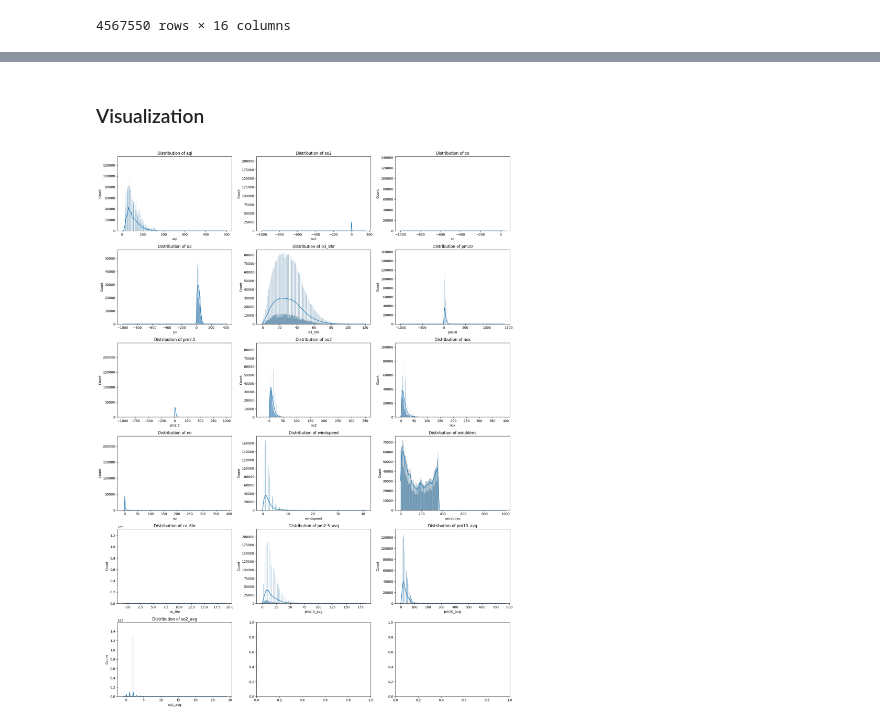
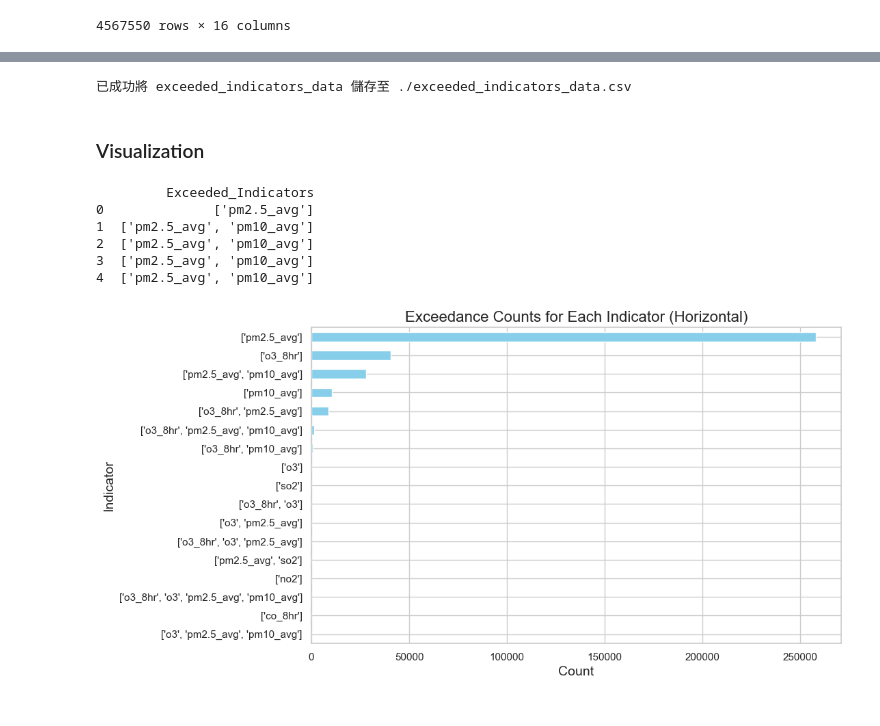
Before and after one commit to George930502/Forecasting-Air-Quality-Index-Levels-in-Taiwan, a Jupyter notebook: preprocess.ipynb, the cells around one changed output, grey strips where cells are left out. Drawn from its saved outputs; the diff is of its cells as text; code cells hidden in the pictures.

```diff
--- a/preprocess.ipynb
+++ b/preprocess.ipynb
@@ -146,21 +333,51 @@ preprocess_data_cleaned
+# %%
+# 指定輸出檔案路徑
+output_file_path = './exceeded_indicators_data.csv'
+
+# 將 DataFrame 儲存為 CSV
+exceeded_indicators_data.to_csv(output_file_path, index=False)
+
+print(f"已成功將 exceeded_indicators_data 儲存至 {output_file_path}")
+# %% [output]
+已成功將 exceeded_indicators_data 儲存至 ./exceeded_indicators_data.csv
 # %% [markdown]
 ### Visualization
-# %%
-import seaborn as sns
-import matplotlib.pyplot as plt
-import math
-
-num_columns = preprocess_data.shape[1]
-cols = 3
-num_rows = math.ceil(num_columns / cols)
-fig, axes = plt.subplots(num_rows, cols, figsize=(cols * 6, num_rows * 4))
-axes = axes.flatten()
-
-for i, column in enumerate(preprocess_data.columns):
-    sns.histplot(preprocess_data[column], kde=True, ax=axes[i])
-    axes[i].set_title(f"Distribution of {column}")
-
-plt.tight_layout()
-plt.show()
-# %% [output]
-[figure, removed]
+# %%
+import pandas as pd
+
+# 讀取 CSV 檔案
+file_path = './exceeded_indicators_data.csv'
+exceeded_indicators_data = pd.read_csv(file_path)
+
+# 顯示讀取後的資料
+print(exceeded_indicators_data.head())
+# %% [output]
+         Exceeded_Indicators
+0              ['pm2.5_avg']
+1  ['pm2.5_avg', 'pm10_avg']
+2  ['pm2.5_avg', 'pm10_avg']
+3  ['pm2.5_avg', 'pm10_avg']
+4  ['pm2.5_avg', 'pm10_avg']
+# %%
+import pandas as pd
+import matplotlib.pyplot as plt
+
+# 假設 exceeded_indicators_data 是已經有 "Exceeded_Indicators" 的 DataFrame
+
+# 展開 Exceeded_Indicators 列表中的每個元素
+expanded_indicators = exceeded_indicators_data['Exceeded_Indicators'].explode()
+
+# 計算每個指標的出現次數
+exceeded_counts = expanded_indicators.value_counts()
+
+exceeded_counts= exceeded_counts.sort_values(ascending=True)
+
+# Plotting a horizontal bar chart for the exceedance counts
+plt.figure(figsize=(10, 6))
+exceeded_counts.plot(kind='barh', color='skyblue')
+plt.title('Exceedance Counts for Each Indicator (Horizontal)', fontsize=16)
+plt.xlabel('Count', fontsize=14)
+plt.ylabel('Indicator', fontsize=14)
+plt.show()
+# %% [output]
+[figure, added]
```
Also changed, not shown: parts of 13 cells of this notebook, 1 other file.
